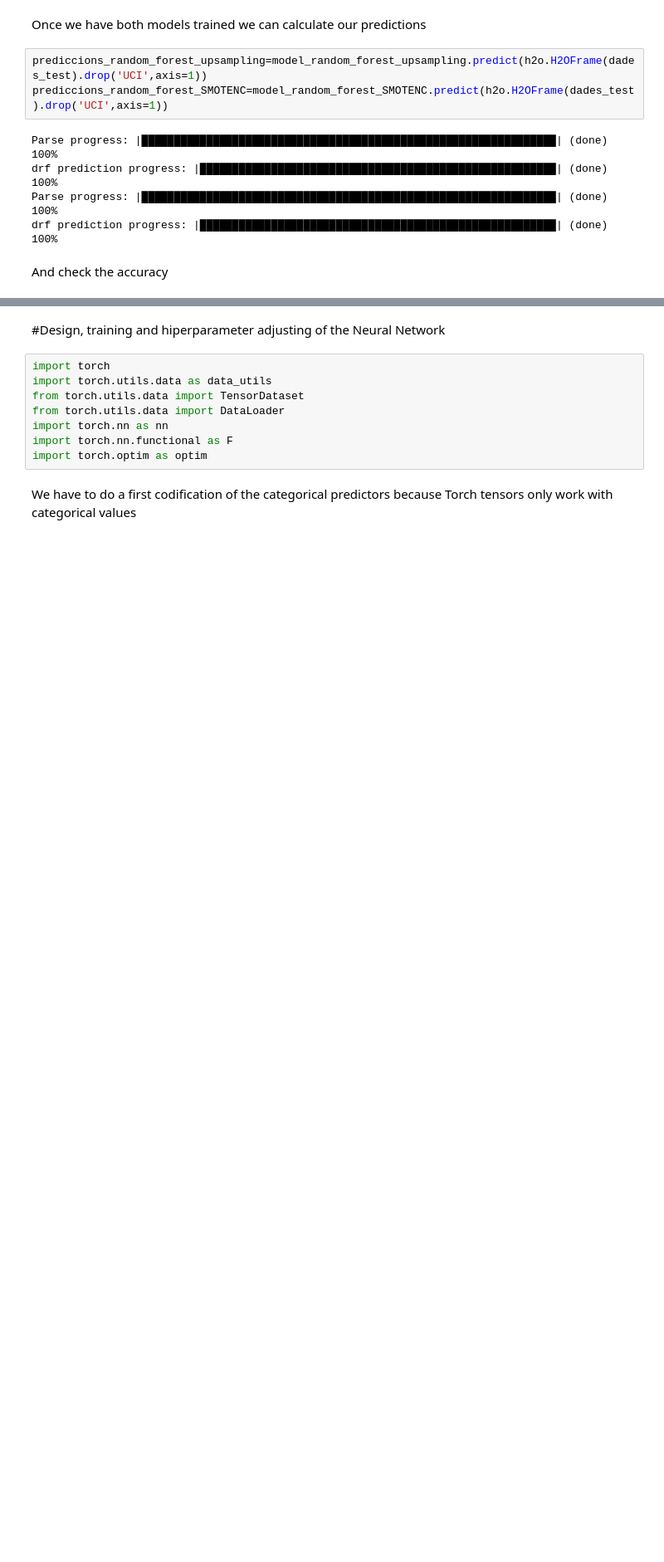
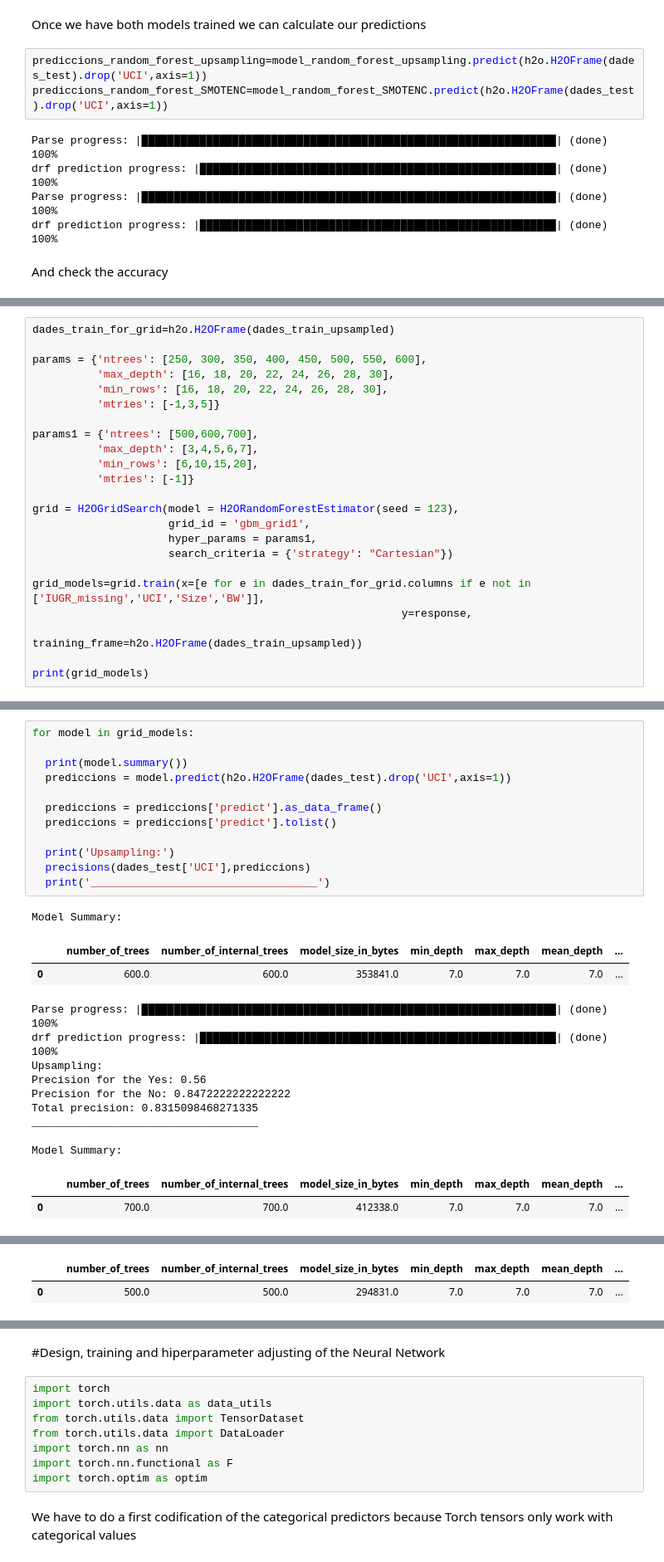
Before and after one commit to BetriuJaume/Projecte_Prog, a Jupyter notebook: RandomForest_Code_and_NN.ipynb, the cells around one changed output, grey strips where cells are left out. Shown at 83% size. Cells and saved outputs as stored; diff of their text form; blank space fills up the shorter version.

Commit message:
random forest code updates

```diff
--- a/RandomForest_Code_and_NN.ipynb
+++ b/RandomForest_Code_and_NN.ipynb
@@ -190,0 +224,23 @@ Total precision: 0.6455696202531646
+# %%
+dades_train_for_grid=h2o.H2OFrame(dades_train_upsampled)
+
+params = {'ntrees': [250, 300, 350, 400, 450, 500, 550, 600],
+          'max_depth': [16, 18, 20, 22, 24, 26, 28, 30],
+          'min_rows': [16, 18, 20, 22, 24, 26, 28, 30],
+          'mtries': [-1,3,5]}
+
+params1 = {'ntrees': [500,600,700],
+          'max_depth': [3,4,5,6,7],
+          'min_rows': [6,10,15,20],
+          'mtries': [-1]}
+
+grid = H2OGridSearch(model = H2ORandomForestEstimator(seed = 123),
+                     grid_id = 'gbm_grid1',
+                     hyper_params = params1,
+                     search_criteria = {'strategy': "Cartesian"})
+
+grid_models=grid.train(x=[e for e in dades_train_for_grid.columns if e not in ['IUGR_missing','UCI','Size','BW']],
+                                                         y=response,
+                                                         training_frame=h2o.H2OFrame(dades_train_upsampled))
+
+print(grid_models)
@@ -190,0 +265,27 @@ Total precision: 0.6455696202531646
+# %%
+for model in grid_models:
+
+  print(model.summary())
+  prediccions = model.predict(h2o.H2OFrame(dades_test).drop('UCI',axis=1))
+
+  prediccions = prediccions['predict'].as_data_frame()
+  prediccions = prediccions['predict'].tolist()
+
+  print('Upsampling:')
+  precisions(dades_test['UCI'],prediccions)
+  print('___________________________________')
+# %% [output]
+Model Summary:
+|  |  | number_of_trees | number_of_internal_trees | model_size_in_bytes | min_depth | max_depth | mean_depth | ... |
+| 0 |  | 600.0 | 600.0 | 353841.0 | 7.0 | 7.0 | 7.0 | ... |
+Parse progress: |████████████████████████████████████████████████████████████████| (done) 100%
+drf prediction progress: |███████████████████████████████████████████████████████| (done) 100%
+Upsampling:
+Precision for the Yes: 0.56
+Precision for the No: 0.8472222222222222
+Total precision: 0.8315098468271335
+___________________________________
+
+Model Summary:
+|  |  | number_of_trees | number_of_internal_trees | model_size_in_bytes | min_depth | max_depth | mean_depth | ... |
+| 0 |  | 700.0 | 700.0 | 412338.0 | 7.0 | 7.0 | 7.0 | ... |
@@ -190,0 +301,2 @@ Total precision: 0.6455696202531646
+|  |  | number_of_trees | number_of_internal_trees | model_size_in_bytes | min_depth | max_depth | mean_depth | ... |
+| 0 |  | 500.0 | 500.0 | 294831.0 | 7.0 | 7.0 | 7.0 | ... |
```
Also changed, not shown: parts of 11 cells of this notebook.
